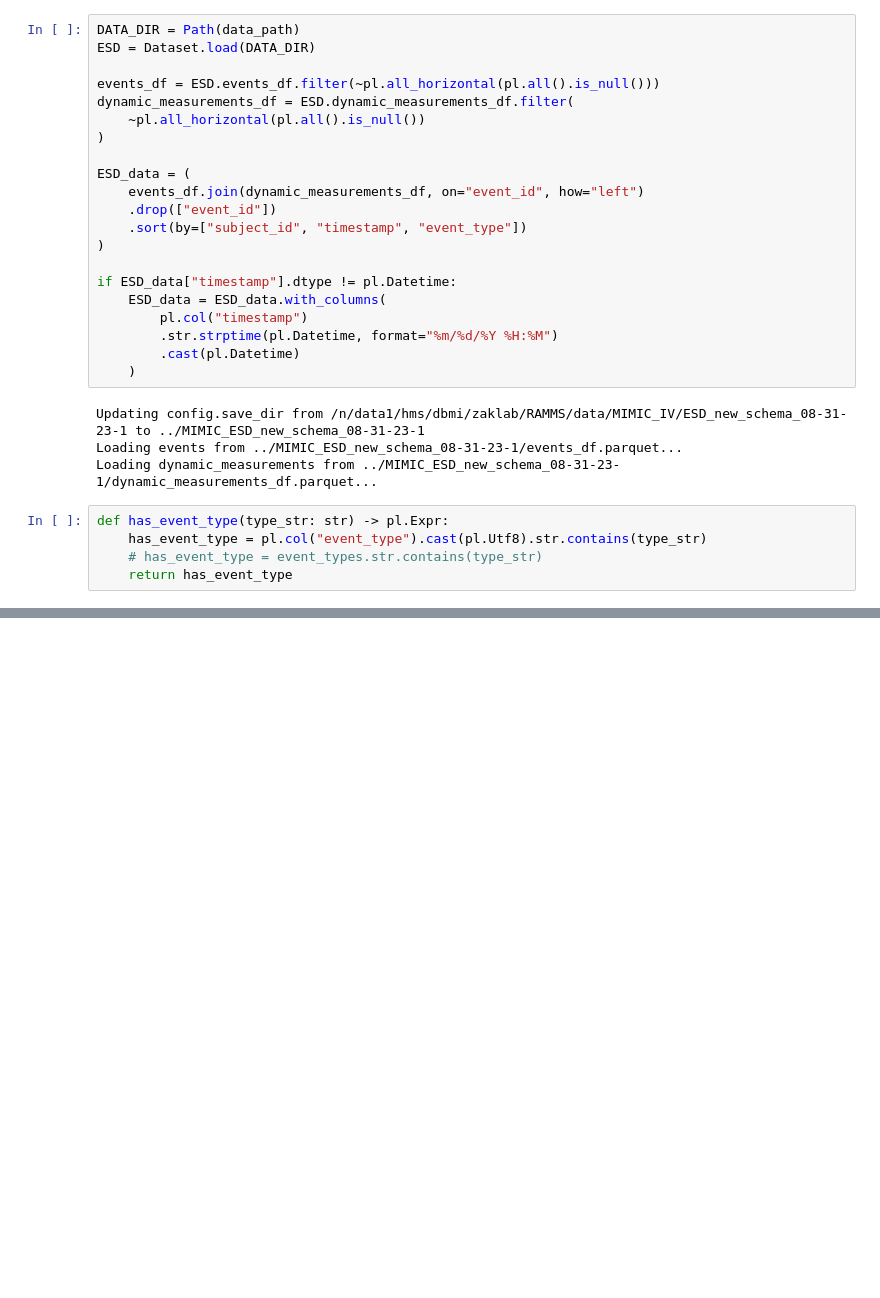
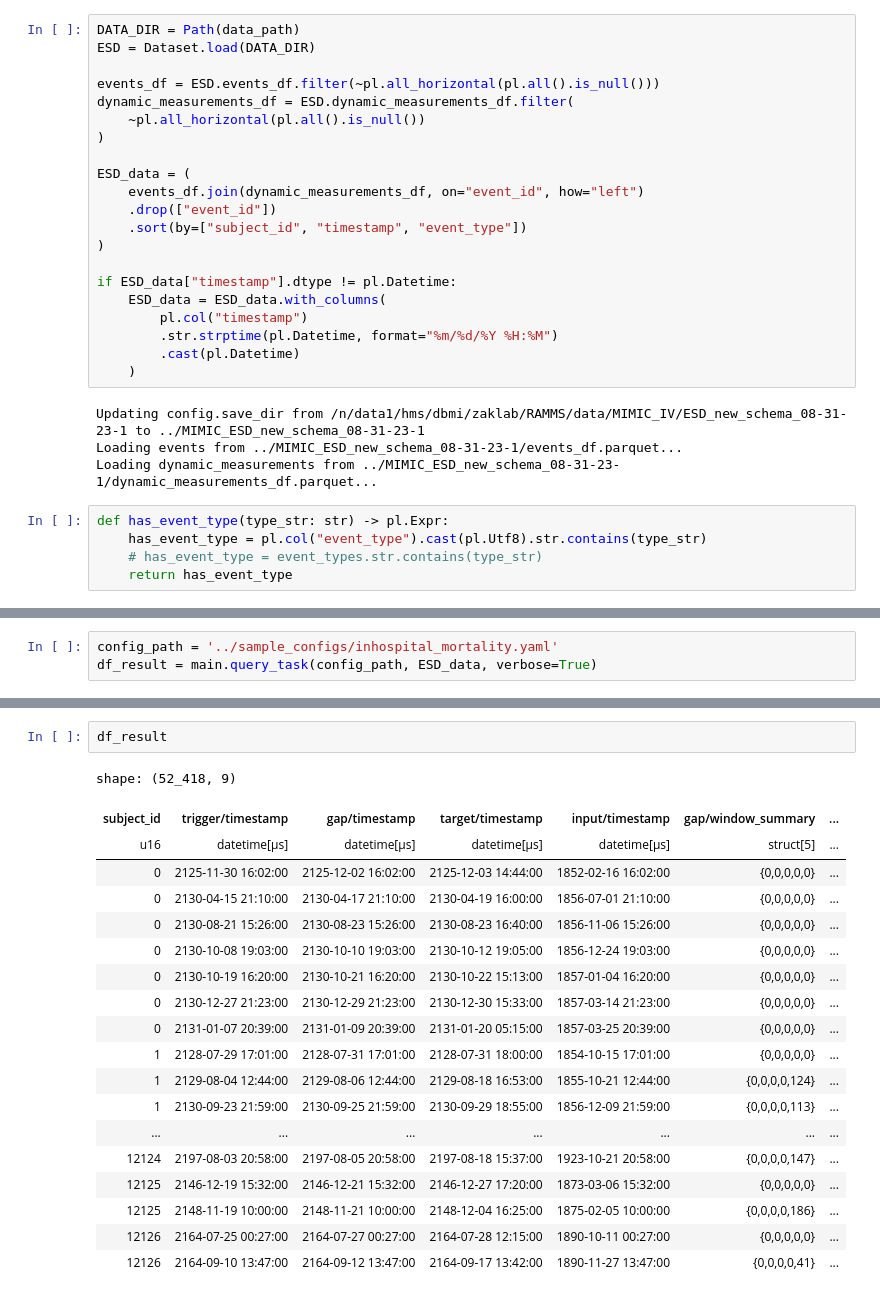
Before and after one commit to justin13601/ACES, a Jupyter notebook: to_organize/run_validation.ipynb, the cells around one changed output, grey strips where cells are left out. Cells and saved outputs as stored; diff of their text form; blank space fills up the shorter version.

```diff
--- a/to_organize/run_validation.ipynb
+++ b/to_organize/run_validation.ipynb
@@ -170,3 +170,6 @@ shape: (1, 5)
 | i64 | datetime[μs] | i32 | i32 | i32 |
 | 0 | null | 0 | 0 | 0 |
 ... (48 outputs left out)
+# %%
+config_path = '../sample_configs/inhospital_mortality.yaml'
+df_result = main.query_task(config_path, ESD_data, verbose=True)
@@ -172,0 +194,22 @@ shape: (1, 5)
+# %%
+df_result
+# %% [output]
+shape: (52_418, 9)
+| subject_id | trigger/timestamp | gap/timestamp | target/timestamp | input/timestamp | gap/window_summary | ... |
+| u16 | datetime[μs] | datetime[μs] | datetime[μs] | datetime[μs] | struct[5] | ... |
+| 0 | 2125-11-30 16:02:00 | 2125-12-02 16:02:00 | 2125-12-03 14:44:00 | 1852-02-16 16:02:00 | {0,0,0,0,0} | ... |
+| 0 | 2130-04-15 21:10:00 | 2130-04-17 21:10:00 | 2130-04-19 16:00:00 | 1856-07-01 21:10:00 | {0,0,0,0,0} | ... |
+| 0 | 2130-08-21 15:26:00 | 2130-08-23 15:26:00 | 2130-08-23 16:40:00 | 1856-11-06 15:26:00 | {0,0,0,0,0} | ... |
+| 0 | 2130-10-08 19:03:00 | 2130-10-10 19:03:00 | 2130-10-12 19:05:00 | 1856-12-24 19:03:00 | {0,0,0,0,0} | ... |
+| 0 | 2130-10-19 16:20:00 | 2130-10-21 16:20:00 | 2130-10-22 15:13:00 | 1857-01-04 16:20:00 | {0,0,0,0,0} | ... |
+| 0 | 2130-12-27 21:23:00 | 2130-12-29 21:23:00 | 2130-12-30 15:33:00 | 1857-03-14 21:23:00 | {0,0,0,0,0} | ... |
+| 0 | 2131-01-07 20:39:00 | 2131-01-09 20:39:00 | 2131-01-20 05:15:00 | 1857-03-25 20:39:00 | {0,0,0,0,0} | ... |
+| 1 | 2128-07-29 17:01:00 | 2128-07-31 17:01:00 | 2128-07-31 18:00:00 | 1854-10-15 17:01:00 | {0,0,0,0,0} | ... |
+| 1 | 2129-08-04 12:44:00 | 2129-08-06 12:44:00 | 2129-08-18 16:53:00 | 1855-10-21 12:44:00 | {0,0,0,0,124} | ... |
+| 1 | 2130-09-23 21:59:00 | 2130-09-25 21:59:00 | 2130-09-29 18:55:00 | 1856-12-09 21:59:00 | {0,0,0,0,113} | ... |
+| ... | ... | ... | ... | ... | ... | ... |
+| 12124 | 2197-08-03 20:58:00 | 2197-08-05 20:58:00 | 2197-08-18 15:37:00 | 1923-10-21 20:58:00 | {0,0,0,0,147} | ... |
+| 12125 | 2146-12-19 15:32:00 | 2146-12-21 15:32:00 | 2146-12-27 17:20:00 | 1873-03-06 15:32:00 | {0,0,0,0,0} | ... |
+| 12125 | 2148-11-19 10:00:00 | 2148-11-21 10:00:00 | 2148-12-04 16:25:00 | 1875-02-05 10:00:00 | {0,0,0,0,186} | ... |
+| 12126 | 2164-07-25 00:27:00 | 2164-07-27 00:27:00 | 2164-07-28 12:15:00 | 1890-10-11 00:27:00 | {0,0,0,0,0} | ... |
+| 12126 | 2164-09-10 13:47:00 | 2164-09-12 13:47:00 | 2164-09-17 13:42:00 | 1890-11-27 13:47:00 | {0,0,0,0,41} | ... |
```
Also changed, not shown: parts of 3 cells of this notebook.
